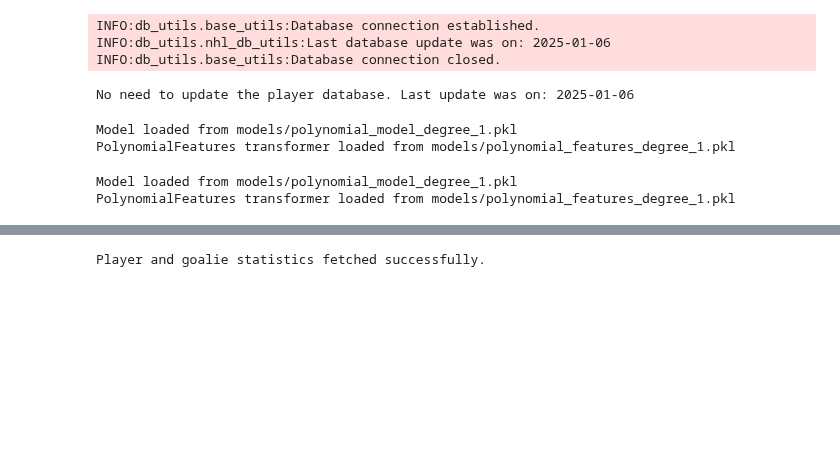
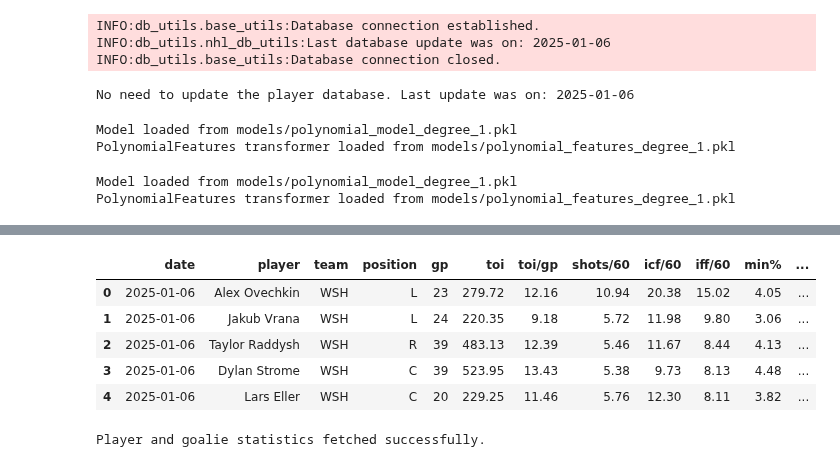
Before and after one commit to bwista/accurateshothelper, a Jupyter notebook: x_shots_model_02.ipynb, the cells around one changed output, grey strips where cells are left out. Saved outputs shown, nothing was run; the diff lists cells and outputs as text; code cells hidden in the pictures; blank space fills up the shorter version.

```diff
--- a/x_shots_model_02.ipynb
+++ b/x_shots_model_02.ipynb
@@ -1408,5 +1408,5 @@ def process_date_shots(date: str, sportsbook: str = 'draftkings') -> pd.DataFram
         logging.error(error_msg)
         raise ValueError(error_msg)
 # %%
-shots_123124_df = process_date_shots(date='2024-12-31', sportsbook='fanduel')
+shots_010625_df = process_date_shots(date='2025-01-06', sportsbook='fanduel')
 # %% [output]
@@ -1591,2 +1571,11 @@ shots_123124_df.dropna().head(50)
+# %%
+shots_010625_df.head()
+# %% [output]
+|  | date | player | team | position | gp | toi | toi/gp | shots/60 | icf/60 | iff/60 | min% | ... |
+| 0 | 2025-01-06 | Alex Ovechkin | WSH | L | 23 | 279.72 | 12.16 | 10.94 | 20.38 | 15.02 | 4.05 | ... |
+| 1 | 2025-01-06 | Jakub Vrana | WSH | L | 24 | 220.35 | 9.18 | 5.72 | 11.98 | 9.80 | 3.06 | ... |
+| 2 | 2025-01-06 | Taylor Raddysh | WSH | R | 39 | 483.13 | 12.39 | 5.46 | 11.67 | 8.44 | 4.13 | ... |
+| 3 | 2025-01-06 | Dylan Strome | WSH | C | 39 | 523.95 | 13.43 | 5.38 | 9.73 | 8.13 | 4.48 | ... |
+| 4 | 2025-01-06 | Lars Eller | WSH | C | 20 | 229.25 | 11.46 | 5.76 | 12.30 | 8.11 | 3.82 | ... |
 # %%
 # Step 2: Call nst_on_ice_scraper for player and goalie stats
```
Also changed, not shown: parts of 7 cells of this notebook.
